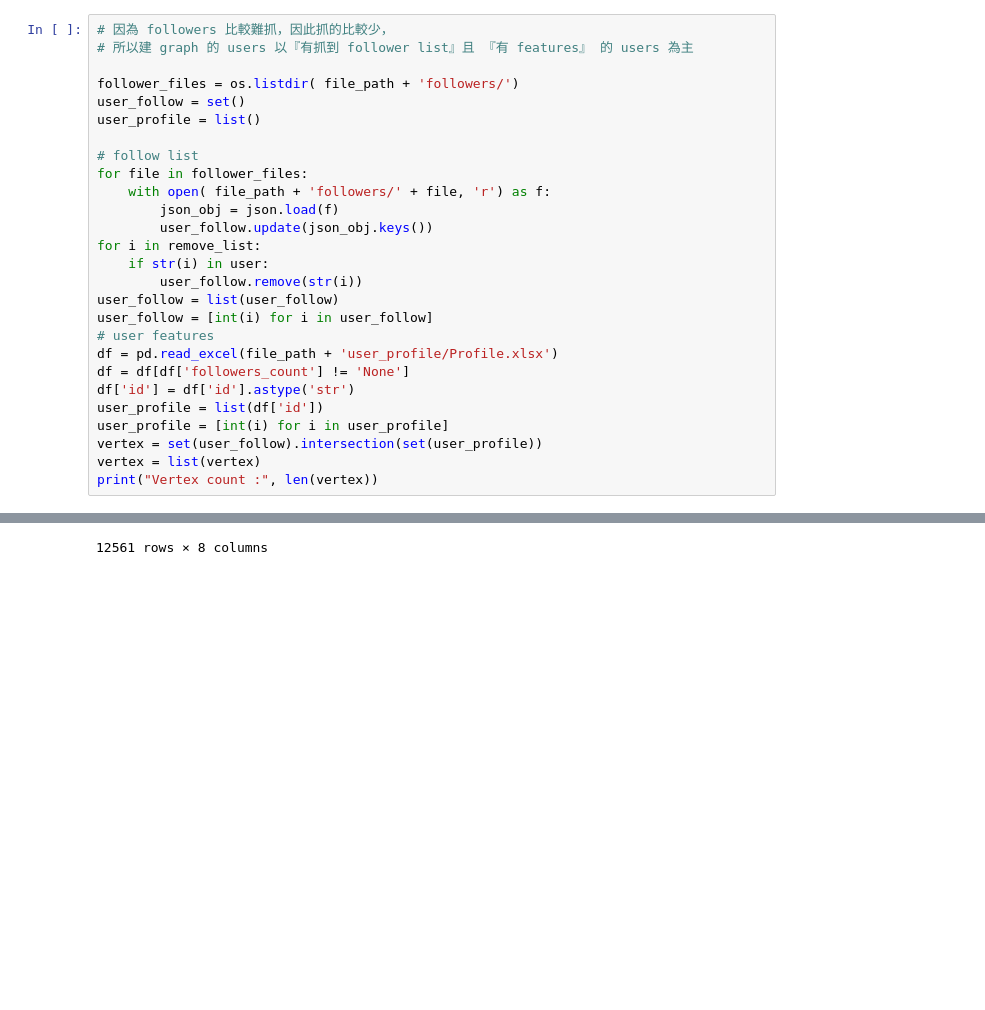
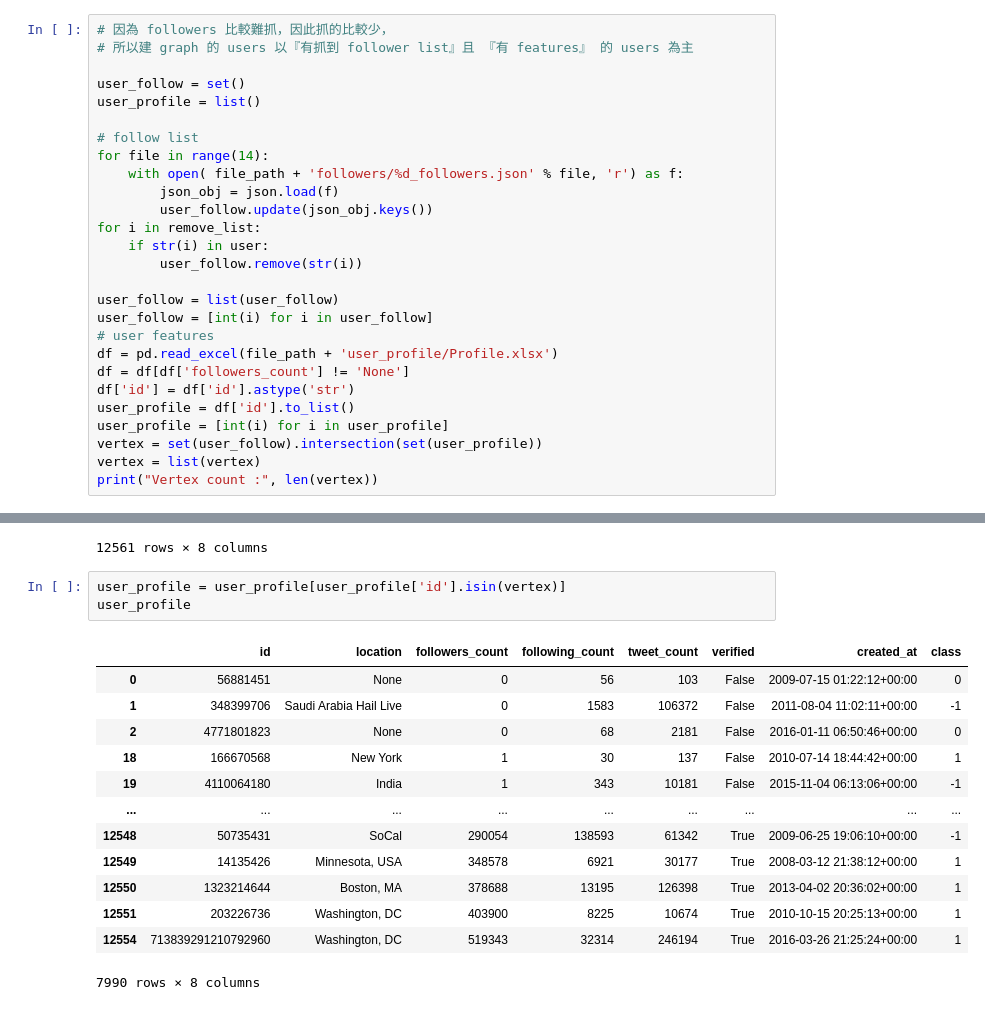
Before and after one commit to sean19981002/MyResearch, a Jupyter notebook: main.ipynb, the cells around one changed output, grey strips where cells are left out. Saved outputs shown, nothing was run; the diff lists cells and outputs as text; blank space fills up the shorter version.

Commit message:
12/26 location class

```diff
--- a/main.ipynb
+++ b/main.ipynb
@@ -399,25 +399,25 @@ Pytorch 1.12.1 computing by cuda:0
 # 因為 followers 比較難抓，因此抓的比較少，
 # 所以建 graph 的 users 以『有抓到 follower list』且 『有 features』 的 users 為主
 
-follower_files = os.listdir( file_path + 'followers/')
 user_follow = set()
 user_profile = list()
 
 # follow list
-for file in follower_files:
-    with open( file_path + 'followers/' + file, 'r') as f:
+for file in range(14):
+    with open( file_path + 'followers/%d_followers.json' % file, 'r') as f:
         json_obj = json.load(f)
         user_follow.update(json_obj.keys())
 for i in remove_list:
     if str(i) in user:
         user_follow.remove(str(i))
+
 user_follow = list(user_follow)
 user_follow = [int(i) for i in user_follow]
 # user features
 df = pd.read_excel(file_path + 'user_profile/Profile.xlsx')
 df = df[df['followers_count'] != 'None']
 df['id'] = df['id'].astype('str')
-user_profile = list(df['id'])
+user_profile = df['id'].to_list()
 user_profile = [int(i) for i in user_profile]
 vertex = set(user_follow).intersection(set(user_profile))
 vertex = list(vertex)
@@ -584,3 +590,20 @@ user_profile
 | 12559 | 27493883 | New York, Florida | 1168579 | 69056 | 368527 | True | 2009-03-29 20:12:52+00:00 | 1 |
 | 12560 | 9624742 | Washington, DC | 6381907 | 241 | 77354 | True | 2007-10-23 15:02:45+00:00 | 1 |
 12561 rows × 8 columns
+# %%
+user_profile = user_profile[user_profile['id'].isin(vertex)]
+user_profile
+# %% [output]
+|  | id | location | followers_count | following_count | tweet_count | verified | created_at | class |
+| 0 | 56881451 | None | 0 | 56 | 103 | False | 2009-07-15 01:22:12+00:00 | 0 |
+| 1 | 348399706 | Saudi Arabia Hail Live | 0 | 1583 | 106372 | False | 2011-08-04 11:02:11+00:00 | -1 |
+| 2 | 4771801823 | None | 0 | 68 | 2181 | False | 2016-01-11 06:50:46+00:00 | 0 |
+| 18 | 166670568 | New York | 1 | 30 | 137 | False | 2010-07-14 18:44:42+00:00 | 1 |
+| 19 | 4110064180 | India | 1 | 343 | 10181 | False | 2015-11-04 06:13:06+00:00 | -1 |
+| ... | ... | ... | ... | ... | ... | ... | ... | ... |
+| 12548 | 50735431 | SoCal | 290054 | 138593 | 61342 | True | 2009-06-25 19:06:10+00:00 | -1 |
+| 12549 | 14135426 | Minnesota, USA | 348578 | 6921 | 30177 | True | 2008-03-12 21:38:12+00:00 | 1 |
+| 12550 | 1323214644 | Boston, MA | 378688 | 13195 | 126398 | True | 2013-04-02 20:36:02+00:00 | 1 |
+| 12551 | 203226736 | Washington, DC | 403900 | 8225 | 10674 | True | 2010-10-15 20:25:13+00:00 | 1 |
+| 12554 | 713839291210792960 | Washington, DC | 519343 | 32314 | 246194 | True | 2016-03-26 21:25:24+00:00 | 1 |
+7990 rows × 8 columns
```
Also changed, not shown: parts of 6 cells of this notebook, 9 other files.
